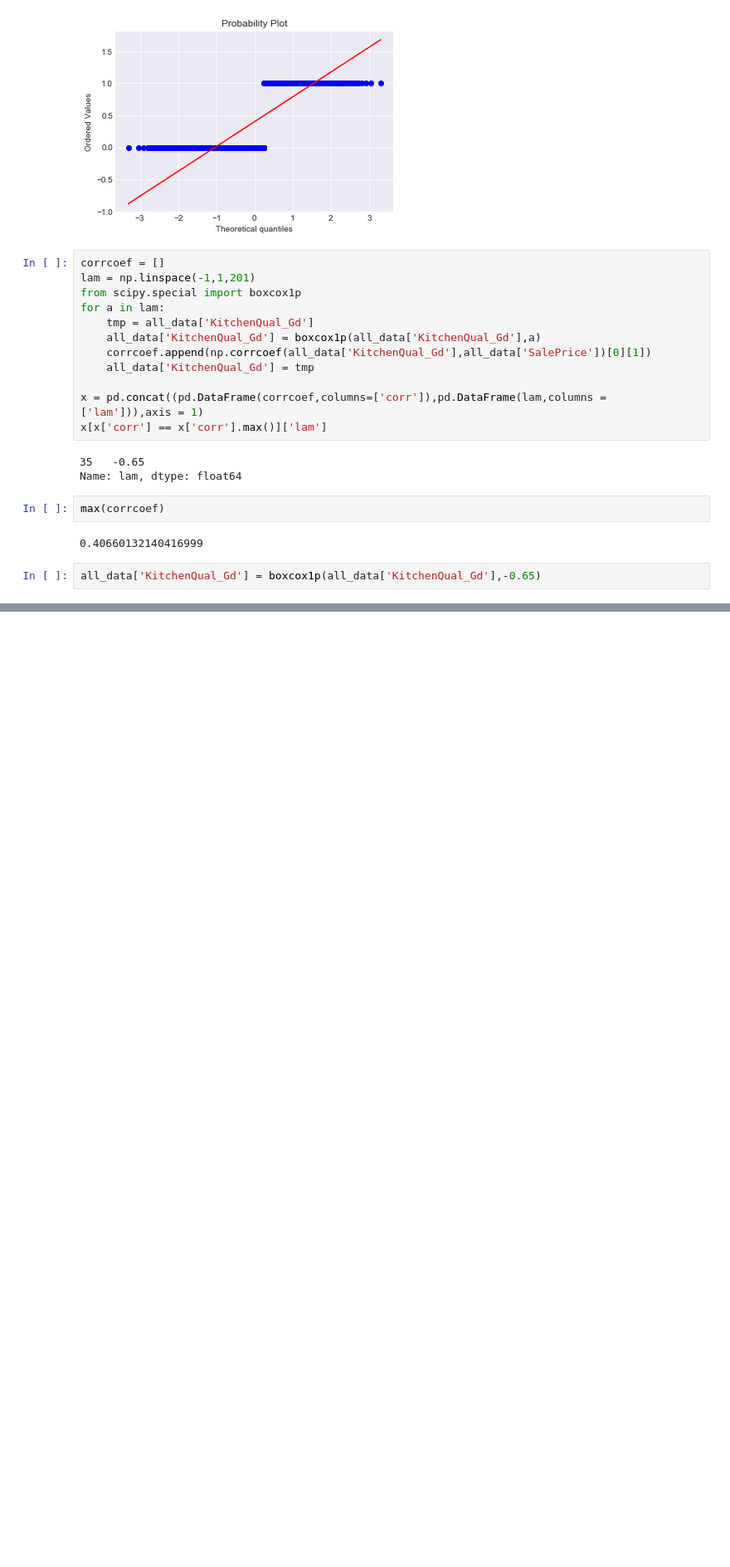
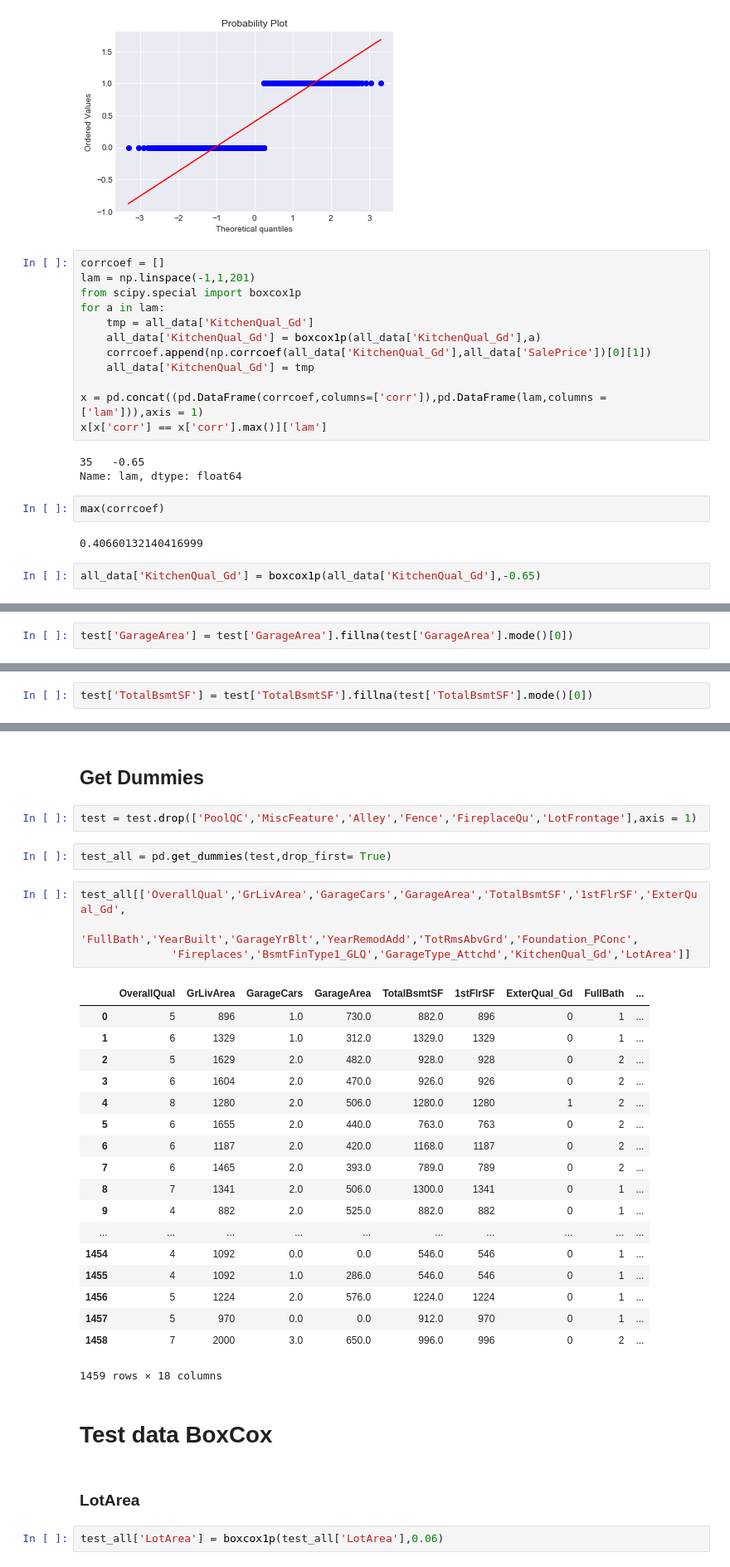
Before and after one commit to nnplpl/HousePriceForecast, a Jupyter notebook: HousePricePrediction_test1.ipynb, the cells around one changed output, grey strips where cells are left out. Shown at 83% size. Saved outputs shown, nothing was run; the diff lists cells and outputs as text; blank space fills up the shorter version.

```diff
--- a/HousePricePrediction_test1.ipynb
+++ b/HousePricePrediction_test1.ipynb
@@ -1165,0 +1319,2 @@ Name: SalePrice, dtype: float64
+# %%
+test['GarageArea'] = test['GarageArea'].fillna(test['GarageArea'].mode()[0])
@@ -1165,0 +1333,2 @@ Name: SalePrice, dtype: float64
+# %%
+test['TotalBsmtSF'] = test['TotalBsmtSF'].fillna(test['TotalBsmtSF'].mode()[0])
@@ -1165,0 +1388,35 @@ Name: SalePrice, dtype: float64
+# %% [markdown]
+## Get Dummies
+# %%
+test = test.drop(['PoolQC','MiscFeature','Alley','Fence','FireplaceQu','LotFrontage'],axis = 1)
+# %%
+test_all = pd.get_dummies(test,drop_first= True)
+# %%
+test_all[['OverallQual','GrLivArea','GarageCars','GarageArea','TotalBsmtSF','1stFlrSF','ExterQual_Gd',
+              'FullBath','YearBuilt','GarageYrBlt','YearRemodAdd','TotRmsAbvGrd','Foundation_PConc',
+              'Fireplaces','BsmtFinType1_GLQ','GarageType_Attchd','KitchenQual_Gd','LotArea']]
+# %% [output]
+|  | OverallQual | GrLivArea | GarageCars | GarageArea | TotalBsmtSF | 1stFlrSF | ExterQual_Gd | FullBath | ... |
+| 0 | 5 | 896 | 1.0 | 730.0 | 882.0 | 896 | 0 | 1 | ... |
+| 1 | 6 | 1329 | 1.0 | 312.0 | 1329.0 | 1329 | 0 | 1 | ... |
+| 2 | 5 | 1629 | 2.0 | 482.0 | 928.0 | 928 | 0 | 2 | ... |
+| 3 | 6 | 1604 | 2.0 | 470.0 | 926.0 | 926 | 0 | 2 | ... |
+| 4 | 8 | 1280 | 2.0 | 506.0 | 1280.0 | 1280 | 1 | 2 | ... |
+| 5 | 6 | 1655 | 2.0 | 440.0 | 763.0 | 763 | 0 | 2 | ... |
+| 6 | 6 | 1187 | 2.0 | 420.0 | 1168.0 | 1187 | 0 | 2 | ... |
+| 7 | 6 | 1465 | 2.0 | 393.0 | 789.0 | 789 | 0 | 2 | ... |
+| 8 | 7 | 1341 | 2.0 | 506.0 | 1300.0 | 1341 | 0 | 1 | ... |
+| 9 | 4 | 882 | 2.0 | 525.0 | 882.0 | 882 | 0 | 1 | ... |
+| ... | ... | ... | ... | ... | ... | ... | ... | ... | ... |
+| 1454 | 4 | 1092 | 0.0 | 0.0 | 546.0 | 546 | 0 | 1 | ... |
+| 1455 | 4 | 1092 | 1.0 | 286.0 | 546.0 | 546 | 0 | 1 | ... |
+| 1456 | 5 | 1224 | 2.0 | 576.0 | 1224.0 | 1224 | 0 | 1 | ... |
+| 1457 | 5 | 970 | 0.0 | 0.0 | 912.0 | 970 | 0 | 1 | ... |
+| 1458 | 7 | 2000 | 3.0 | 650.0 | 996.0 | 996 | 0 | 2 | ... |
+1459 rows × 18 columns
+# %% [markdown]
+#  Test data BoxCox
+# %% [markdown]
+### LotArea
+# %%
+test_all['LotArea'] = boxcox1p(test_all['LotArea'],0.06)
```
Also changed, not shown: parts of 73 cells of this notebook, 1 other file.
